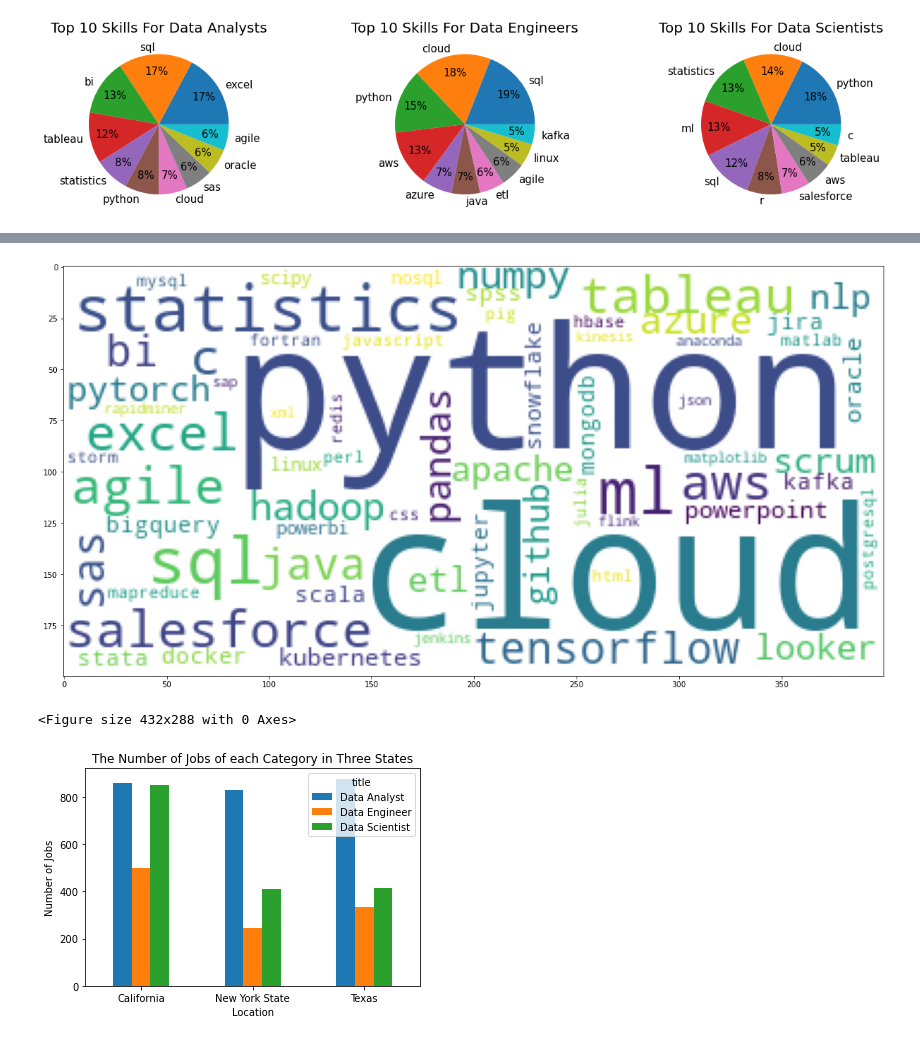
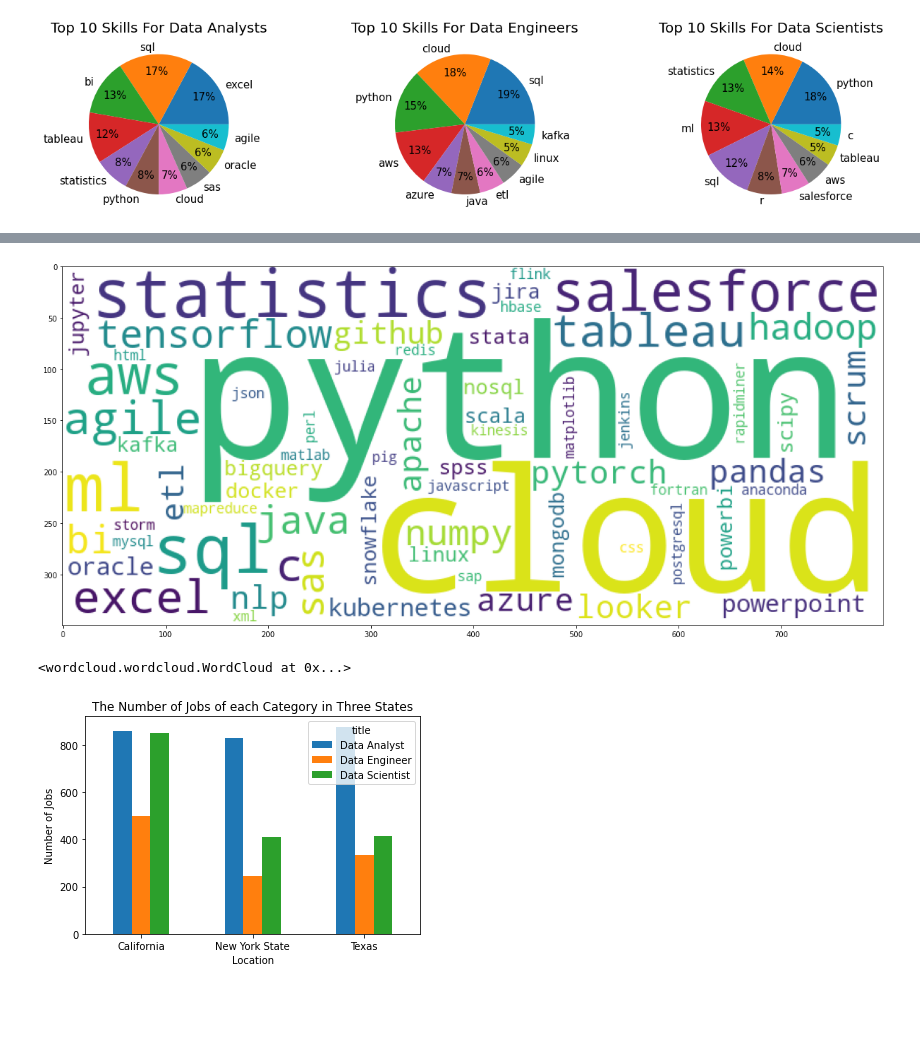
Before and after one commit to Yangxi-Yu/Eco395m-Army-Ants, a Jupyter notebook: code/analysis_figures.ipynb, the cells around one changed output, grey strips where cells are left out. Saved outputs shown, nothing was run; the diff lists cells and outputs as text; code cells hidden in the pictures; blank space fills up the shorter version.

```diff
--- a/code/analysis_figures.ipynb
+++ b/code/analysis_figures.ipynb
@@ -70,7 +70,7 @@ new_index_ana = data_ana_sor.reset_index()
 industry_df_ana = new_index_ana.rename(columns={'Title':'Data Analyst'})
 
 # Generate a word cloud
-wordcloud_ana = WordCloud(background_color="white", max_words=5000, contour_width=3,
+wordcloud_ana = WordCloud(background_color="white", max_words=5000, height=350, width=800,
 contour_color='blue').generate(' '.join(industry_df_ana['skills']))
 # Visualize the word cloud
 plt.figure( figsize=(20,10) )
@@ -99,19 +99,19 @@ wordcloud_ana.to_file('../figure/figure1-2.png')
 # %%
 data_sci_sor.index.name = 'skills'
 new_index_sci = data_sci_sor.reset_index()
 industry_df_sci = new_index_sci.rename(columns={'Title':'Data Scientist'})
 industry_df_sci
 # Generate a word cloud
-wordcloud_sci = WordCloud(background_color="white", max_words=5000, contour_width=3,
+wordcloud_sci = WordCloud(background_color="white", max_words=5000, height=350, width=800,
 contour_color='steelblue').generate(' '.join(industry_df_sci['skills']))
 # wordcloud.generate(industry_df1['skills'])# Visualize the word cloud
 plt.figure( figsize=(20,10) )
 plt.imshow(wordcloud_sci)
 plt.show()
-plt.savefig('../figure/figure1-3.png')
+wordcloud_ana.to_file('../figure/figure1-3.png')
 # %% [output]
-[figure, old version]
+[figure, new version]
-<Figure size 432x288 with 0 Axes>
+<wordcloud.wordcloud.WordCloud at 0x...>
 # %%
 IN_PATH_indeed = os.path.join('../data', 'job_list.csv')
 indeed = pd.read_csv(IN_PATH_indeed)
```
Also changed, not shown: parts of 2 cells of this notebook, 3 other files.
